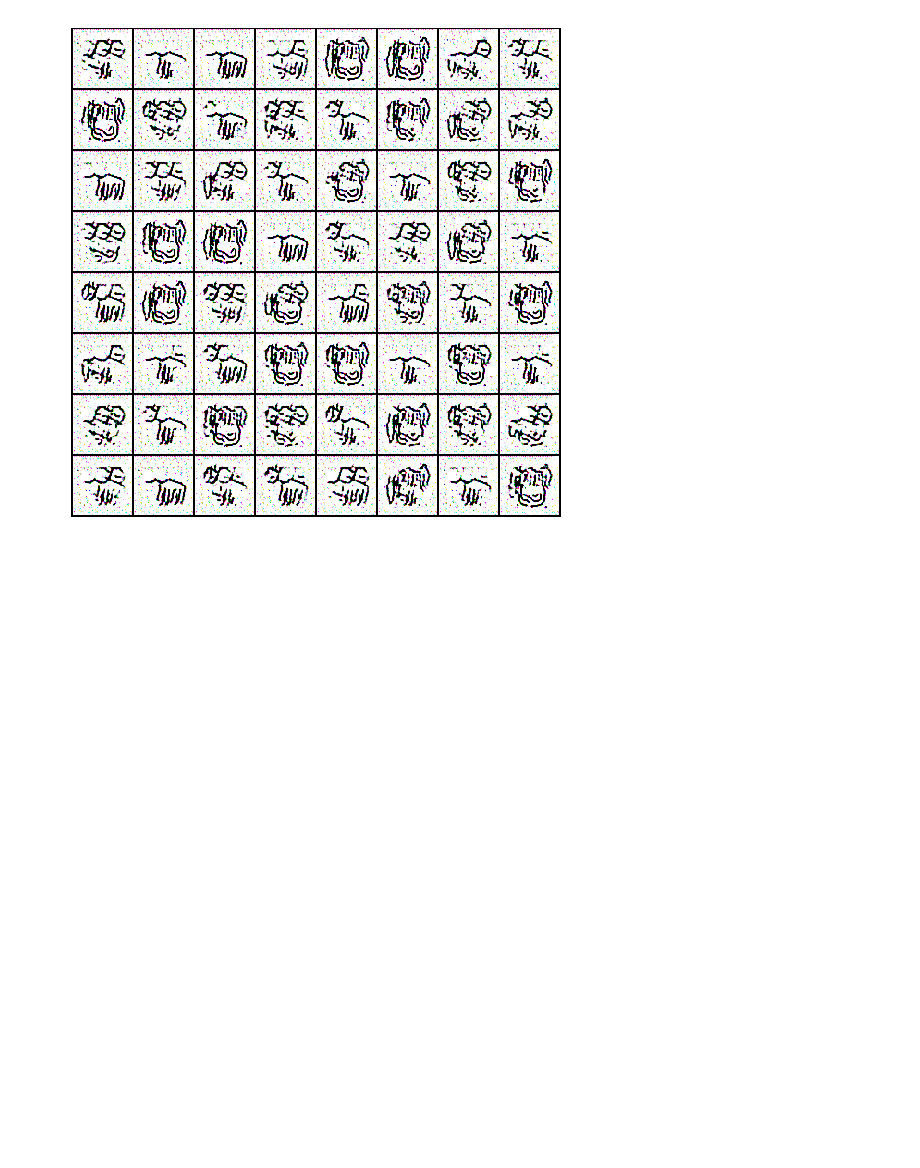
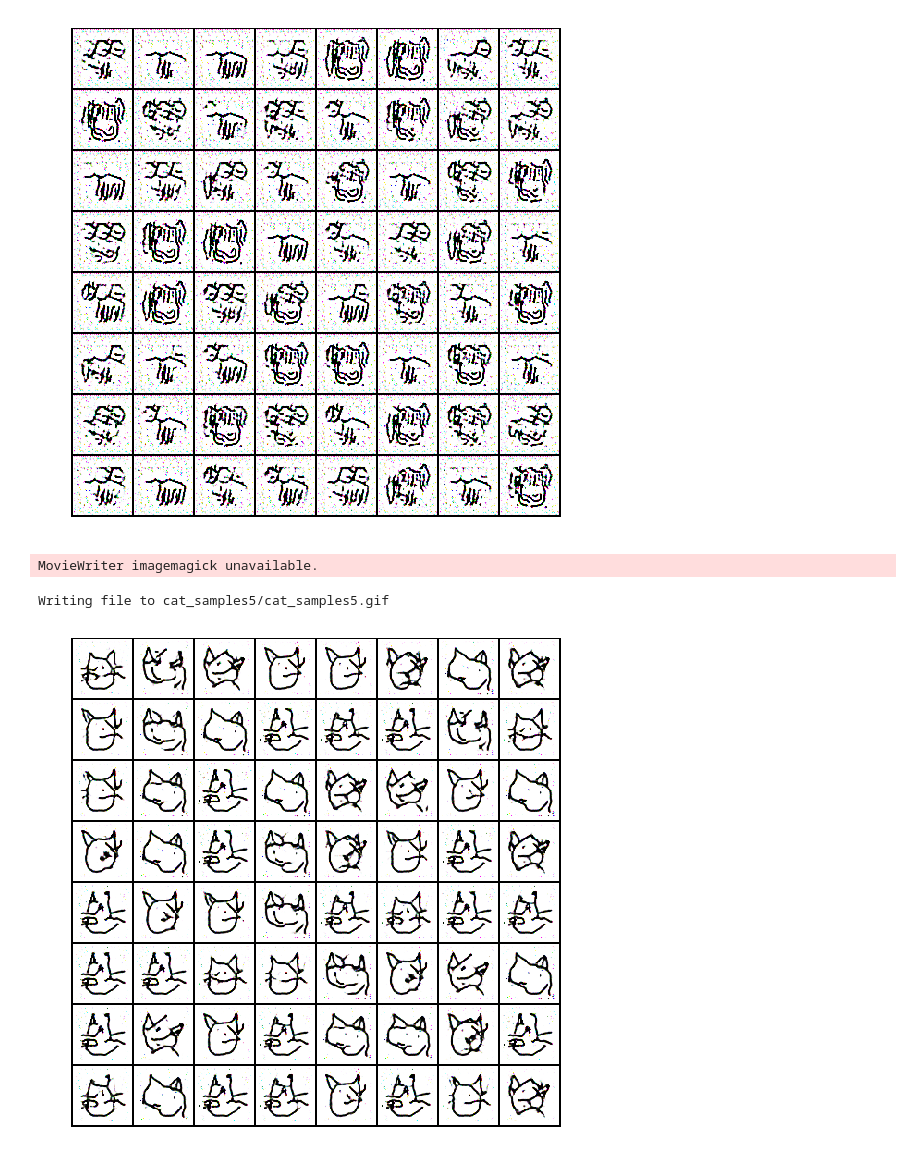
Before and after one commit to hdmamin/GAN-architectures, a Jupyter notebook: dev.ipynb, the cells around one changed output. Cells and saved outputs as stored; diff of their text form; code cells hidden in the pictures; blank space fills up the shorter version.

```diff
--- a/dev.ipynb
+++ b/dev.ipynb
@@ -222,3 +210,9 @@ render_samples('dog_samples4')
 MovieWriter imagemagick unavailable.
 Writing file to dog_samples4/dog_samples4.gif
 [figure]
+# %%
+render_samples('cat_samples5')
+# %% [output]
+MovieWriter imagemagick unavailable.
+Writing file to cat_samples5/cat_samples5.gif
+[figure, added]
```
Also changed, not shown: parts of 5 cells of this notebook, 3 other files.
